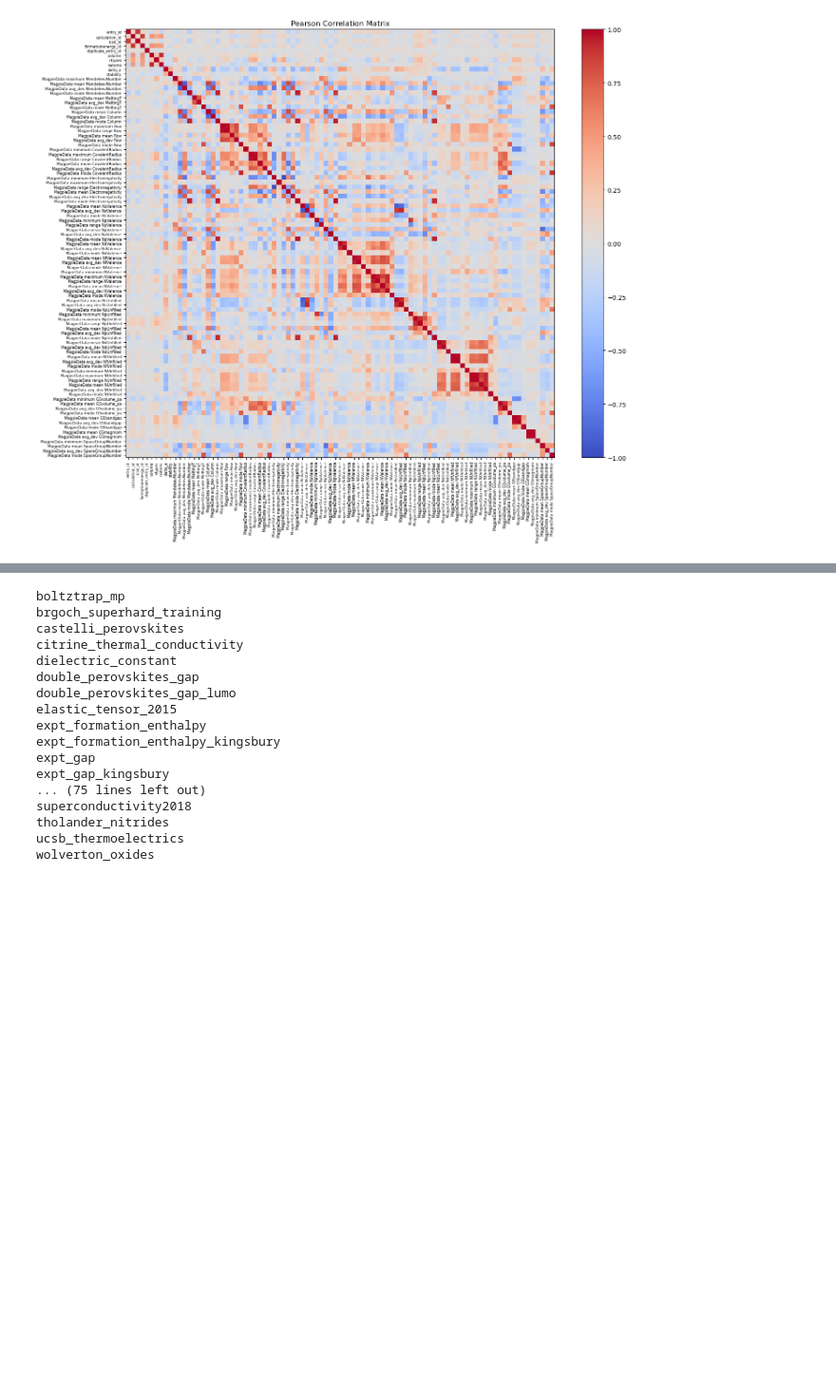
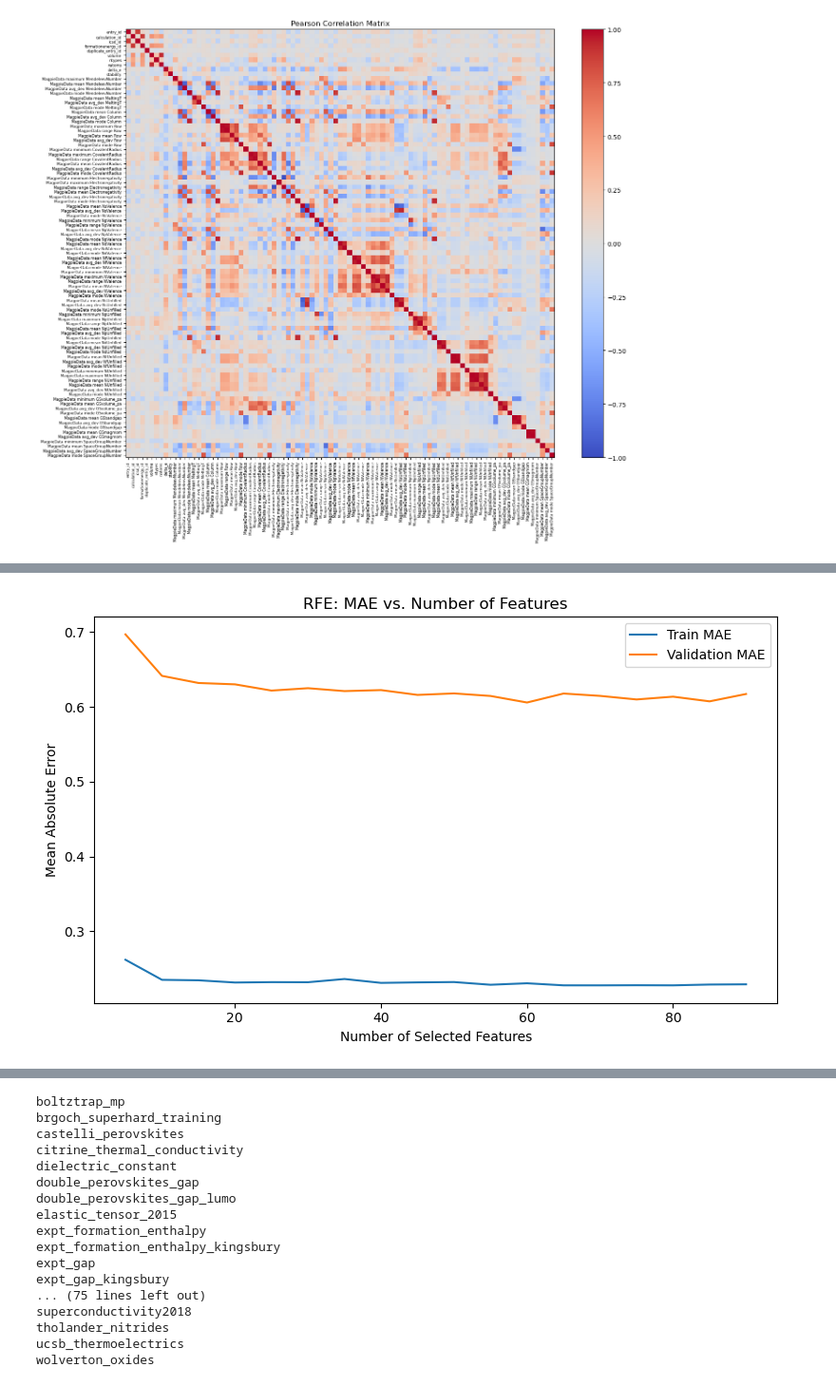
Before and after one commit to coenradtt/ML4MSD-HW-CoenradtT, a Jupyter notebook: Final Project/Final_project_template.ipynb, the cells around one changed output, grey strips where cells are left out. Shown at 95% size. Cells and saved outputs as stored; diff of their text form; code cells hidden in the pictures; blank space fills up the shorter version.

```diff
--- a/Final Project/Final_project_template.ipynb
+++ b/Final Project/Final_project_template.ipynb
@@ -249,7 +249,7 @@ corr_matrix = X_all.corr(method='pearson')
 print("Number of features after removing small variance columns:", X_all.shape[1])
 
 # Remove highly correlated columns
-threshold = 0.99
+threshold = 0.98 #SET IT TO 0.98, COULD SWITCH IT BACK TO 0.99 IF NEEDED
 to_drop = set()
 for col in corr_matrix.columns:
     high_corr = corr_matrix.index[(corr_matrix[col].abs() > threshold) & (corr_matrix.index != col)]
@@ -278,0 +281,18 @@ Number of features after removing highly correlated columns: 91
+# %%
+from sklearn.preprocessing import StandardScaler
+from sklearn.model_selection import train_test_split
+
+scaler = StandardScaler()
+X_scaled = scaler.fit_transform(X)
+
+test_fraction = 0.1
+validation_fraction = 0.2
+X_trainval, X_test, y_trainval, y_test = train_test_split(X_scaled, y,
+                                                          test_size=test_fraction,
+                                                          random_state=17)
+X_train, X_val, y_train, y_val = train_test_split(X_trainval, y_trainval,
+                                                  test_size=validation_fraction/(1-test_fraction),
+                                                  random_state=17)
+print(f"Training fraction: {X_train.shape[0] / X_scaled.shape[0]:.2f}")
+print(f"Validation fraction: {X_val.shape[0] / X_scaled.shape[0]:.2f}")
+print(f"Test fraction: {X_test.shape[0] / X_scaled.shape[0]:.2f}")
@@ -278,0 +407,35 @@ Number of features after removing highly correlated columns: 91
+# %%
+from sklearn.ensemble import RandomForestRegressor
+from sklearn.feature_selection import RFE
+from sklearn.metrics import mean_absolute_error
+from tqdm.notebook import tqdm
+
+rf = RandomForestRegressor(n_estimators=500, max_depth=20, max_features=0.5, min_samples_split=2, random_state=17, n_jobs=1)
+n_features_list = list(range(5, X_val.shape[1]+1, 5))
+val_errors = []
+train_errors = []
+selected_features_dict = {}
+
+for n_features in tqdm(n_features_list, desc='RFE Progress'):
+    rfe = RFE(estimator=rf, n_features_to_select=n_features, step=5)
+    rfe.fit(X_train, y_train)
+    selected_features_dict[n_features] = list(X.columns[rfe.support_])
+    X_train_rfe = rfe.transform(X_train)
+    rf.fit(X_train_rfe, y_train)
+    y_train_pred = rf.predict(X_train_rfe)
+    train_errors.append(mean_absolute_error(y_train, y_train_pred))
+    X_val_rfe = rfe.transform(X_val)
+    y_val_pred = rf.predict(X_val_rfe)
+    val_errors.append(mean_absolute_error(y_val, y_val_pred))
+
+plt.figure(figsize=(8, 5))
+plt.plot(n_features_list, train_errors, label='Train MAE')
+plt.plot(n_features_list, val_errors, label='Validation MAE')
+plt.xlabel('Number of Selected Features')
+plt.ylabel('Mean Absolute Error')
+plt.title('RFE: MAE vs. Number of Features')
+plt.legend()
+plt.tight_layout()
+plt.show()
+# %% [output]
+[figure, added]
```
Also changed, not shown: parts of 8 cells of this notebook.
